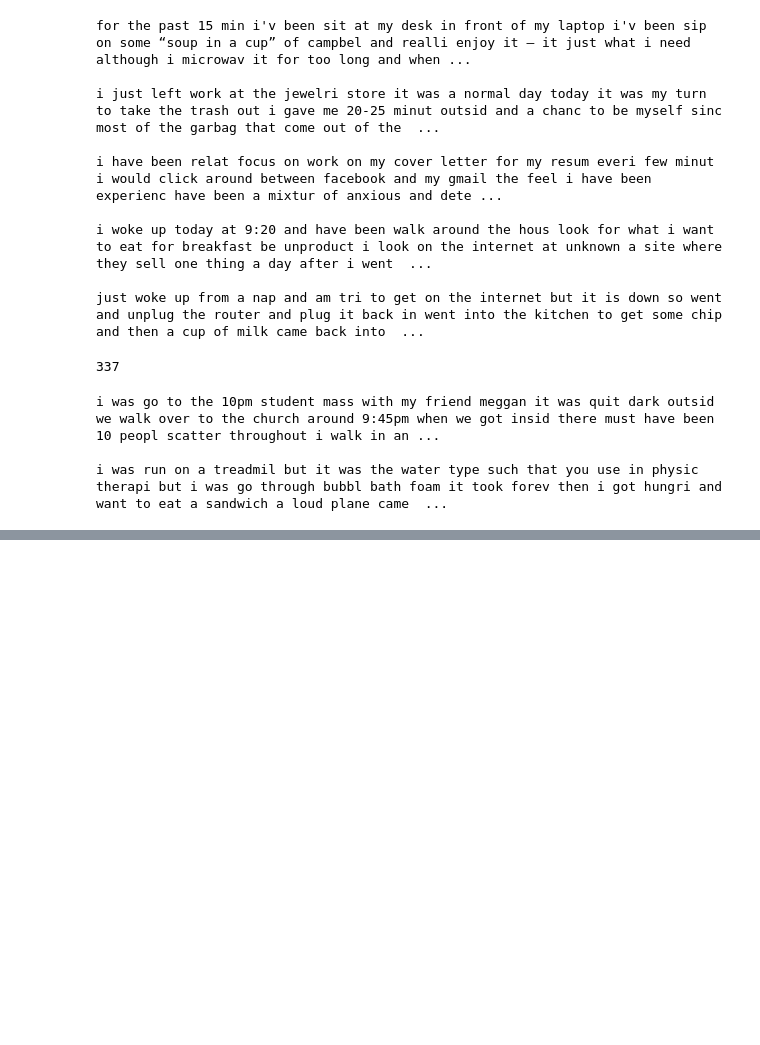
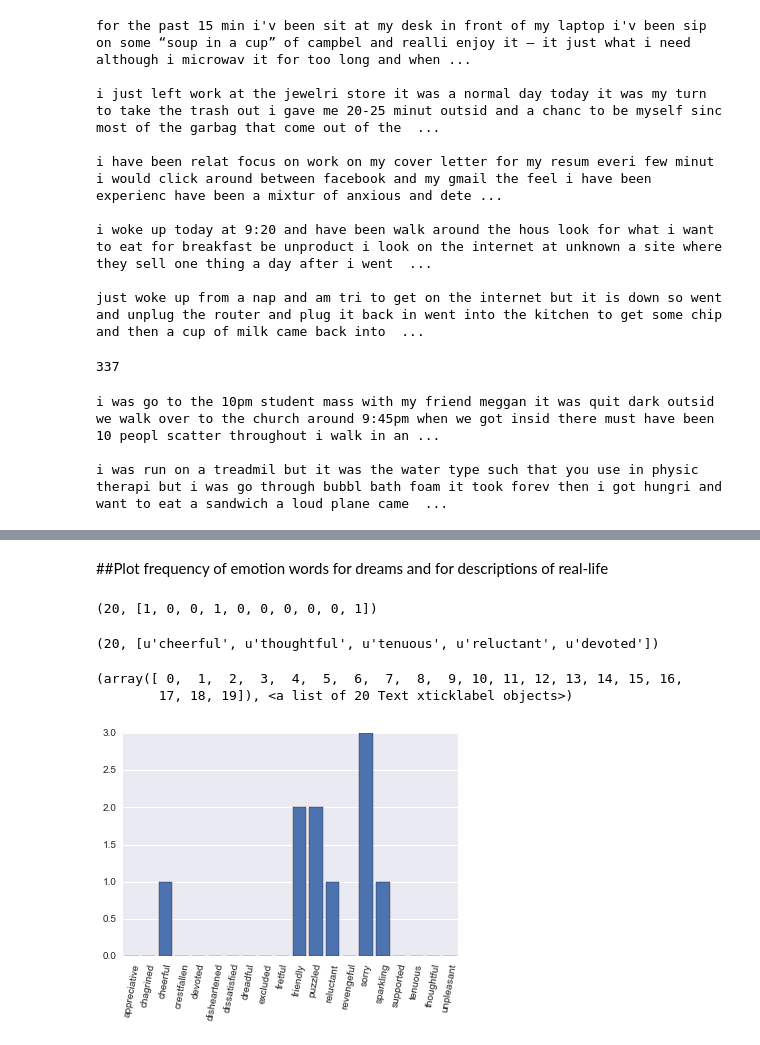
Before and after one commit to andymartens/fletcher, a Jupyter notebook: fletcher_mvp.ipynb, the cells around one changed output, grey strips where cells are left out. Saved outputs shown, nothing was run; the diff lists cells and outputs as text; code cells hidden in the pictures; blank space fills up the shorter version.

```diff
--- a/fletcher_mvp.ipynb
+++ b/fletcher_mvp.ipynb
@@ -277,0 +347,8 @@ i was run on a treadmil but it was the water type such that you use in physic th
+# %%
+waking_emotions_dictionary = defaultdict(list)
+for waking_report in waking_corpus_lower:
+    for word in emotion_words_clean:
+        if word in waking_report:
+            waking_emotions_dictionary[word].append(1)
+        else:
+            waking_emotions_dictionary[word].append(0)
@@ -277,0 +367,8 @@ i was run on a treadmil but it was the water type such that you use in physic th
+# %%
+dream_emotions_dictionary = defaultdict(list)
+for dream_report in dream_corpus_lower:
+    for word in emotion_words_clean:
+        if word in dream_report:
+            dream_emotions_dictionary[word].append(1)
+        else:
+            dream_emotions_dictionary[word].append(0)
@@ -277,0 +379,21 @@ i was run on a treadmil but it was the water type such that you use in physic th
+# %% [markdown]
+##Plot frequency of emotion words for dreams and for descriptions of real-life
+# %%
+Y = [np.sum(l) for l in dream_emotions_dictionary.values()[:20]]
+# %%
+len(Y), Y[:10]
+# %% [output]
+(20, [1, 0, 0, 1, 0, 0, 0, 0, 0, 1])
+# %%
+X = [word for word in dream_emotions_dictionary.keys()[:20]]
+# %%
+len(X), X[:5]
+# %% [output]
+(20, [u'cheerful', u'thoughtful', u'tenuous', u'reluctant', u'devoted'])
+# %%
+sns.barplot(x = np.array(X), y = np.array([unit for unit in Y]))
+plt.xticks(rotation=80)
+# %% [output]
+(array([ 0,  1,  2,  3,  4,  5,  6,  7,  8,  9, 10, 11, 12, 13, 14, 15, 16,
+        17, 18, 19]), <a list of 20 Text xticklabel objects>)
+[figure, added]
```
Also changed, not shown: parts of 34 cells of this notebook.
